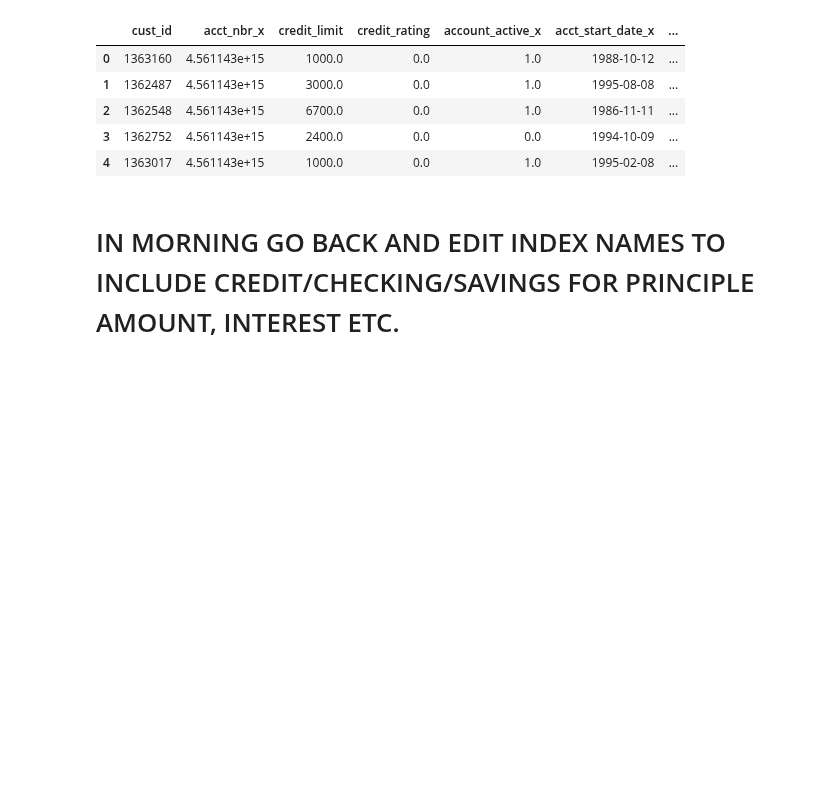
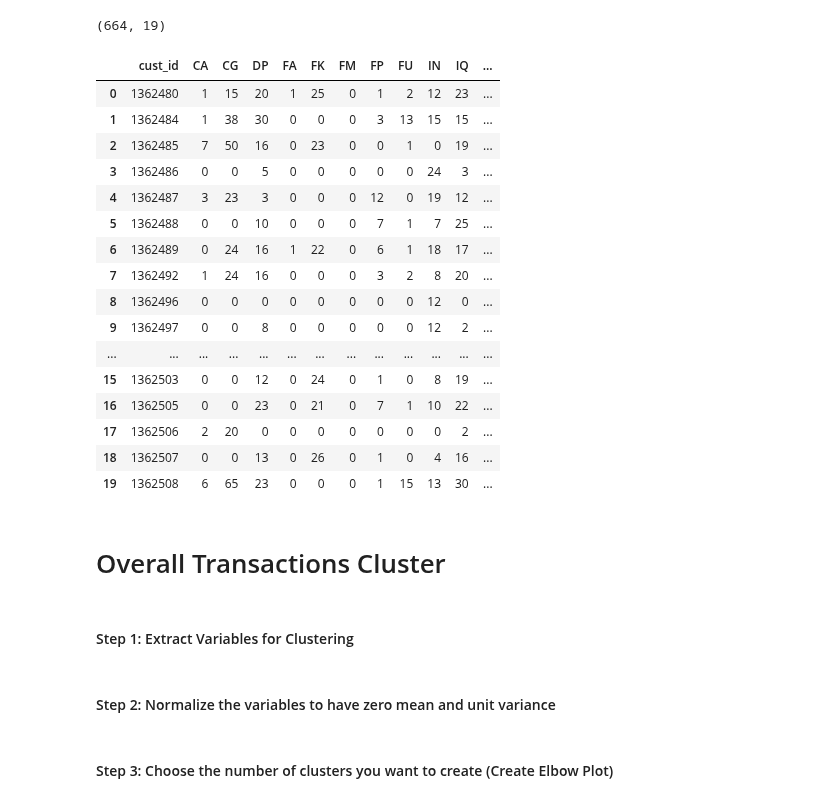
Before and after one commit to btmarsh6/mini-project-III, a Jupyter notebook: Brittany_Cluster_Notebook.ipynb, the cells around one changed output. Drawn from its saved outputs; the diff is of its cells as text; code cells hidden in the pictures; blank space fills up the shorter version.

Commit message:
first cluster attempt

```diff
--- a/Brittany_Cluster_Notebook.ipynb
+++ b/Brittany_Cluster_Notebook.ipynb
@@ -7,12 +1,35 @@ transactions_df = pd.read_csv('/Users/brittanyharding/LHL-Projects/mini-project-
+# %%
+import pandas as pd
+import numpy as np
+
+# Import Data
+detailed_transactions_df = pd.read_csv('/Users/brittanyharding/LHL-Projects/mini-project-III/clean_data/all_transactions_data.csv')
+transactions = pd.read_csv('/Users/brittanyharding/LHL-Projects/mini-project-III/clean_data/merged_transactions_df.csv')
+checkings = pd.read_csv('/Users/brittanyharding/LHL-Projects/mini-project-III/clean_data/merged_checkings_df.csv')
+savings = pd.read_csv('/Users/brittanyharding/LHL-Projects/mini-project-III/clean_data/merged_savings_df.csv')
+credit = pd.read_csv('/Users/brittanyharding/LHL-Projects/mini-project-III/clean_data/merged_credit_df.csv')
+# %%
+transactions.shape
+# %% [output]
+(664, 19)
 # %%
 pd.set_option('display.max_columns', 63)
-transactions_df.head()
+transactions.head(20)
 # %% [output]
-|  | cust_id | acct_nbr_x | credit_limit | credit_rating | account_active_x | acct_start_date_x | ... |
-| 0 | 1363160 | 4.561143e+15 | 1000.0 | 0.0 | 1.0 | 1988-10-12 | ... |
-| 1 | 1362487 | 4.561143e+15 | 3000.0 | 0.0 | 1.0 | 1995-08-08 | ... |
-| 2 | 1362548 | 4.561143e+15 | 6700.0 | 0.0 | 1.0 | 1986-11-11 | ... |
-| 3 | 1362752 | 4.561143e+15 | 2400.0 | 0.0 | 0.0 | 1994-10-09 | ... |
-| 4 | 1363017 | 4.561143e+15 | 1000.0 | 0.0 | 1.0 | 1995-02-08 | ... |
+|  | cust_id | CA | CG | DP | FA | FK | FM | FP | FU | IN | IQ | ... |
+| 0 | 1362480 | 1 | 15 | 20 | 1 | 25 | 0 | 1 | 2 | 12 | 23 | ... |
+| 1 | 1362484 | 1 | 38 | 30 | 0 | 0 | 0 | 3 | 13 | 15 | 15 | ... |
+| 2 | 1362485 | 7 | 50 | 16 | 0 | 23 | 0 | 0 | 1 | 0 | 19 | ... |
+| 3 | 1362486 | 0 | 0 | 5 | 0 | 0 | 0 | 0 | 0 | 24 | 3 | ... |
+| 4 | 1362487 | 3 | 23 | 3 | 0 | 0 | 0 | 12 | 0 | 19 | 12 | ... |
+| 5 | 1362488 | 0 | 0 | 10 | 0 | 0 | 0 | 7 | 1 | 7 | 25 | ... |
+| 6 | 1362489 | 0 | 24 | 16 | 1 | 22 | 0 | 6 | 1 | 18 | 17 | ... |
+| 7 | 1362492 | 1 | 24 | 16 | 0 | 0 | 0 | 3 | 2 | 8 | 20 | ... |
+| 8 | 1362496 | 0 | 0 | 0 | 0 | 0 | 0 | 0 | 0 | 12 | 0 | ... |
+| 9 | 1362497 | 0 | 0 | 8 | 0 | 0 | 0 | 0 | 0 | 12 | 2 | ... |
+| ... | ... | ... | ... | ... | ... | ... | ... | ... | ... | ... | ... | ... |
+| 15 | 1362503 | 0 | 0 | 12 | 0 | 24 | 0 | 1 | 0 | 8 | 19 | ... |
+| 16 | 1362505 | 0 | 0 | 23 | 0 | 21 | 0 | 7 | 1 | 10 | 22 | ... |
+| 17 | 1362506 | 2 | 20 | 0 | 0 | 0 | 0 | 0 | 0 | 0 | 2 | ... |
+| 18 | 1362507 | 0 | 0 | 13 | 0 | 26 | 0 | 1 | 0 | 4 | 16 | ... |
+| 19 | 1362508 | 6 | 65 | 23 | 0 | 0 | 0 | 1 | 15 | 13 | 30 | ... |
-# %% [markdown]
-# IN MORNING GO BACK AND EDIT INDEX NAMES TO INCLUDE CREDIT/CHECKING/SAVINGS FOR PRINCIPLE AMOUNT, INTEREST ETC.
@@ -18,0 +60,4 @@ transactions_df.head()
+# %% [markdown]
+# Overall Transactions Cluster
+# %% [markdown]
+#### Step 1: Extract Variables for Clustering
@@ -18,0 +67,2 @@ transactions_df.head()
+# %% [markdown]
+#### Step 2: Normalize the variables to have zero mean and unit variance
@@ -18,0 +72,2 @@ transactions_df.head()
+# %% [markdown]
+#### Step 3: Choose the number of clusters you want to create (Create Elbow Plot)
```
Also changed, not shown: parts of 21 cells of this notebook.
